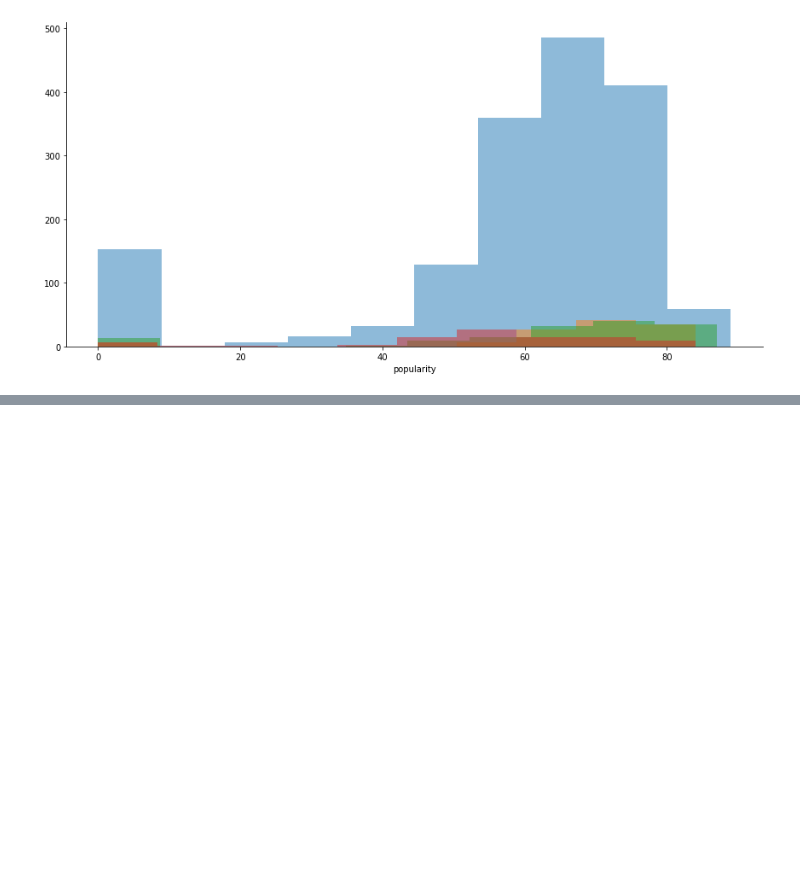
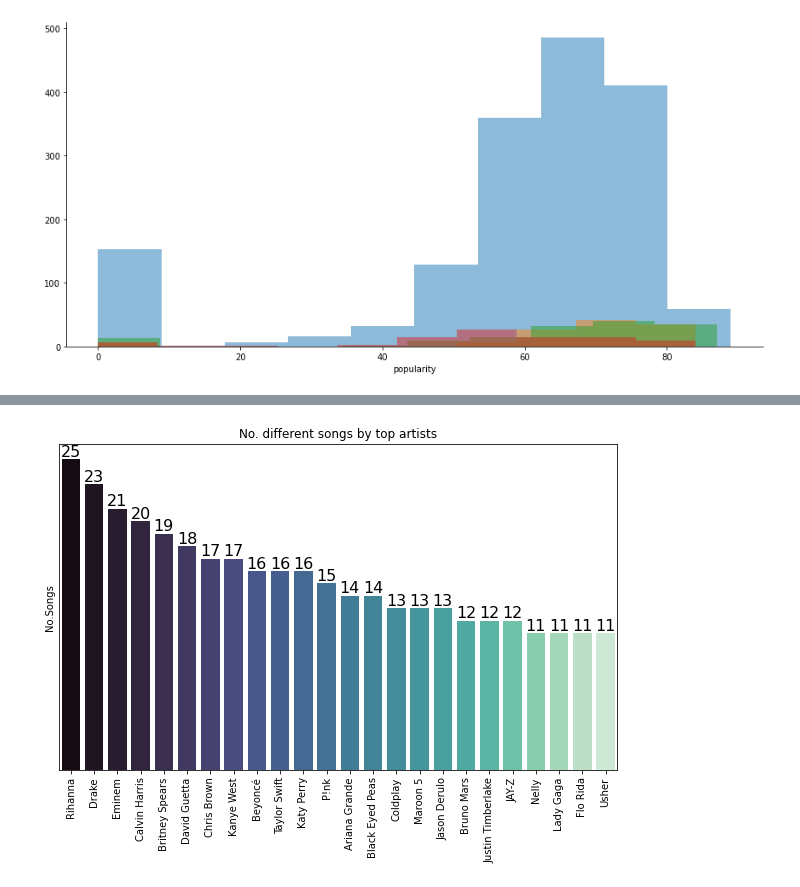
Before and after one commit to FZambujal/DAUCD, a Jupyter notebook: Popular Songs.ipynb, the cells around one changed output, grey strips where cells are left out. Drawn from its saved outputs; the diff is of its cells as text; code cells hidden in the pictures; blank space fills up the shorter version.

```diff
--- a/Popular Songs.ipynb
+++ b/Popular Songs.ipynb
@@ -197,0 +170,6 @@ hits.groupby(['year']).size().reset_index(name='counts').sort_values('counts', a
+# %%
+#Number of diferent artists with songs in the Top
+
+art = hits['artist']
+hits_art = art.value_counts()
+hits_art
@@ -197,0 +189,15 @@ hits.groupby(['year']).size().reset_index(name='counts').sort_values('counts', a
+# %%
+# Artists with more than 10 songs on the top
+
+top_art = hits_art[hits_art > 10]
+
+plt.figure(figsize=(10,6))
+plt.title('No. different songs by top artists')
+g=sns.barplot(top_art.index, top_art, palette='mako')
+g.bar_label(g.containers[0], fmt='%.0f', fontsize=16)
+plt.xticks(rotation=90)
+plt.yticks([])
+plt.ylabel('No.Songs')
+plt.show()
+# %% [output]
+[figure, added]
```
Also changed, not shown: parts of 15 cells of this notebook.
